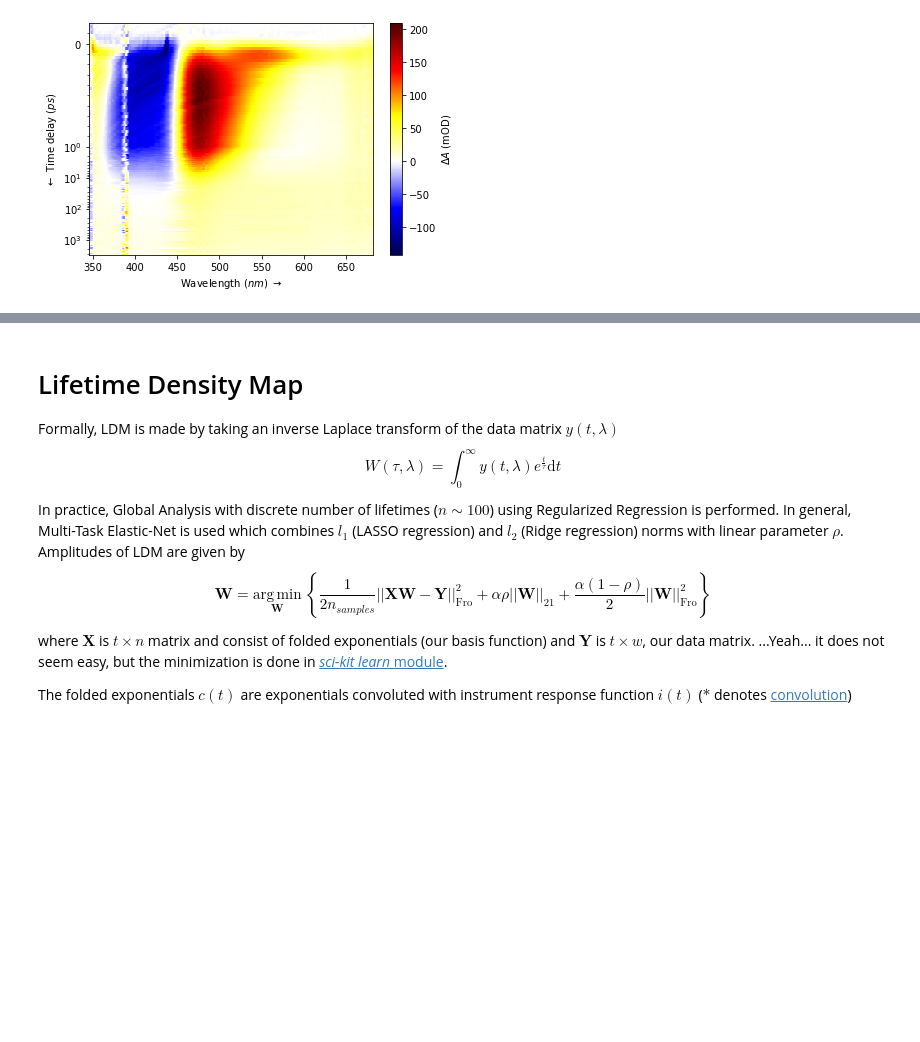
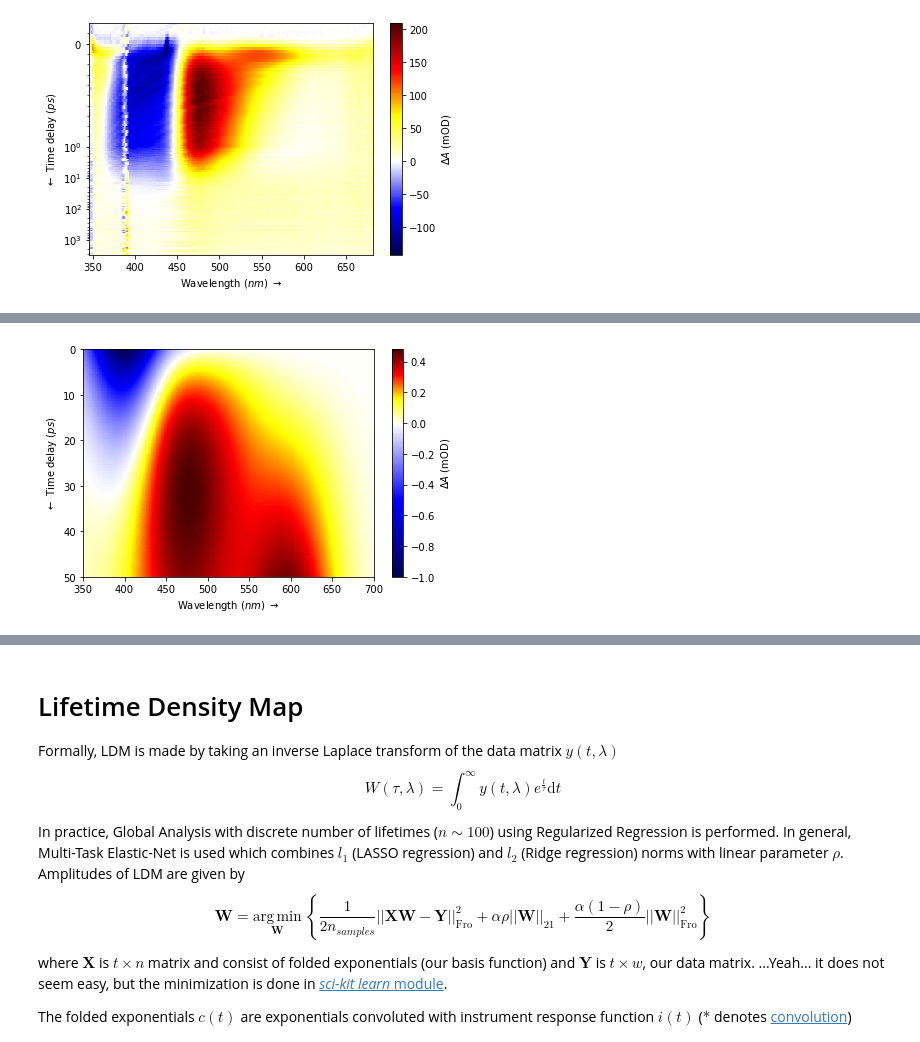
Before and after one commit to dmadea/Jupyter-Tutorials, a Jupyter notebook: Femto + LDM/Data_loader.ipynb, the cells around one changed output, grey strips where cells are left out. Saved outputs shown, nothing was run; the diff lists cells and outputs as text; code cells hidden in the pictures; blank space fills up the shorter version.

```diff
--- a/Femto + LDM/Data_loader.ipynb
+++ b/Femto + LDM/Data_loader.ipynb
@@ -141,0 +177,5 @@ plot_data(data_ch, D_mul_factor=1e3, symlog=True, z_lim=(None, None), t_lim=(Non
+# %%
+plot_data(_data, D_mul_factor=1, symlog=False, z_lim=(None, None), t_lim=(None, None), w_lim=(None, None), fig_size=(6, 4),
+          cmap='diverging', t_unit='$ps$', title='', filepath=None, dpi=500, linthresh=1, linscale=3)
+# %% [output]
+[figure, added]
```
Also changed, not shown: parts of 9 cells of this notebook, 2 other files.
